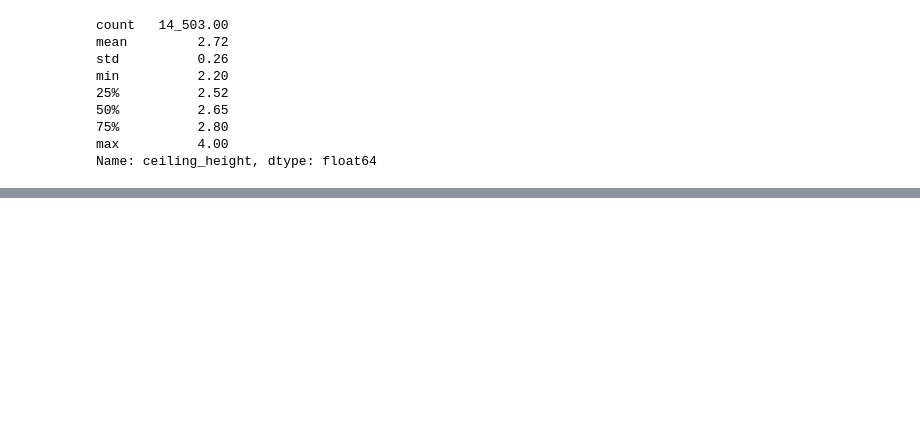
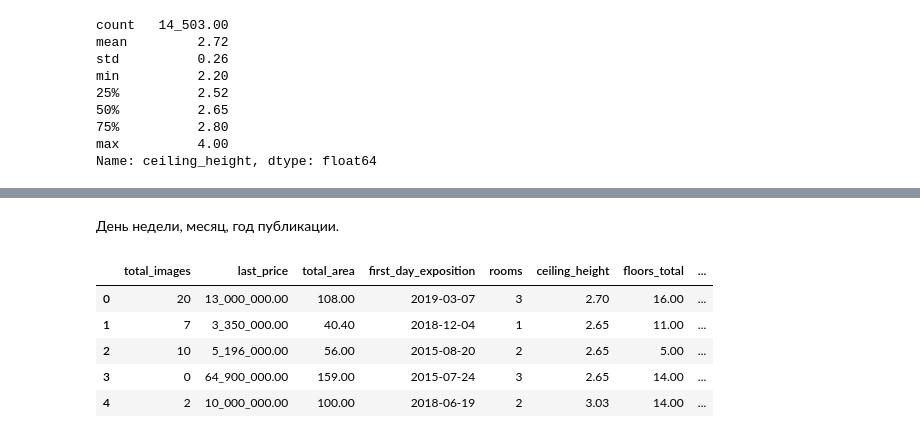
Before and after one commit to Alex-projects-hub/Research_of_advertisements_for_the_sale_of_apartments, a Jupyter notebook: Research_of_advertisements_for_the_sale_of_apartments.ipynb, the cells around one changed output, grey strips where cells are left out. Saved outputs shown, nothing was run; the diff lists cells and outputs as text; code cells hidden in the pictures; blank space fills up the shorter version.

```diff
--- a/Research_of_advertisements_for_the_sale_of_apartments.ipynb
+++ b/Research_of_advertisements_for_the_sale_of_apartments.ipynb
@@ -330,0 +351,2 @@ Name: ceiling_height, dtype: float64
+# %%
+df.loc[df["balcony"].isna(), "balcony"] = 0
@@ -330,0 +434,11 @@ Name: ceiling_height, dtype: float64
+# %% [markdown]
+День недели, месяц, год публикации.
+# %%
+df.head()
+# %% [output]
+|  | total_images | last_price | total_area | first_day_exposition | rooms | ceiling_height | floors_total | ... |
+| 0 | 20 | 13_000_000.00 | 108.00 | 2019-03-07 | 3 | 2.70 | 16.00 | ... |
+| 1 | 7 | 3_350_000.00 | 40.40 | 2018-12-04 | 1 | 2.65 | 11.00 | ... |
+| 2 | 10 | 5_196_000.00 | 56.00 | 2015-08-20 | 2 | 2.65 | 5.00 | ... |
+| 3 | 0 | 64_900_000.00 | 159.00 | 2015-07-24 | 3 | 2.65 | 14.00 | ... |
+| 4 | 2 | 10_000_000.00 | 100.00 | 2018-06-19 | 2 | 3.03 | 14.00 | ... |
```
Also changed, not shown: parts of 34 cells of this notebook.
